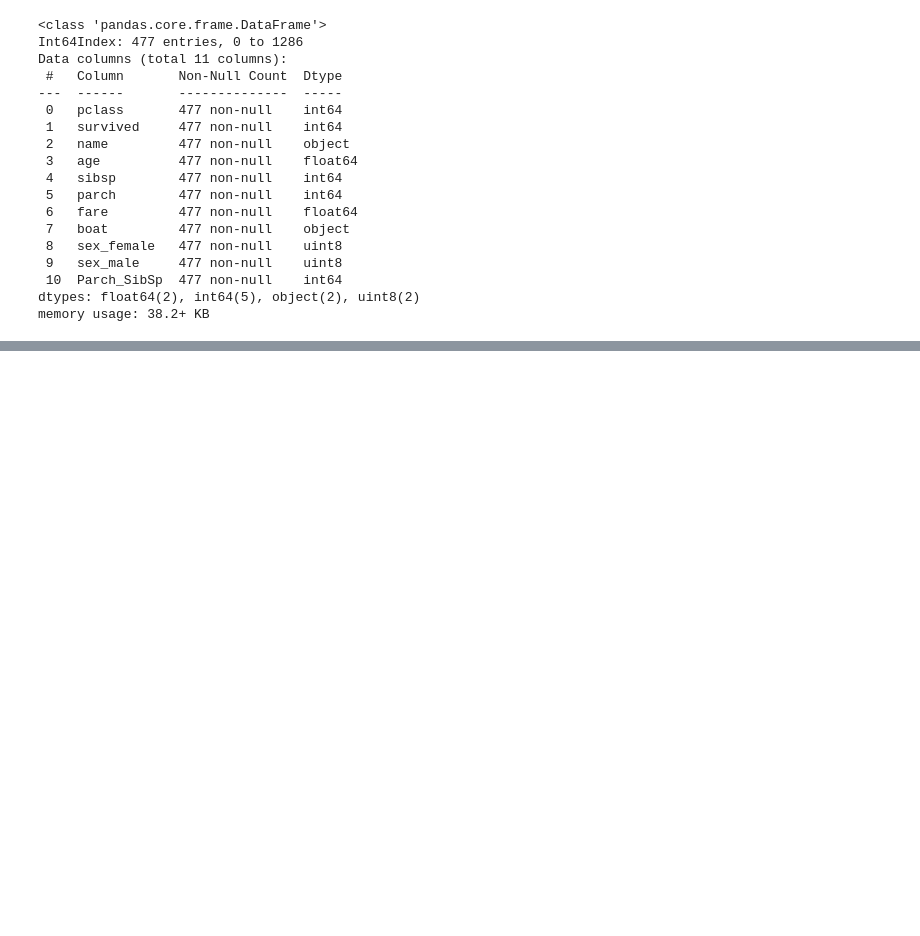
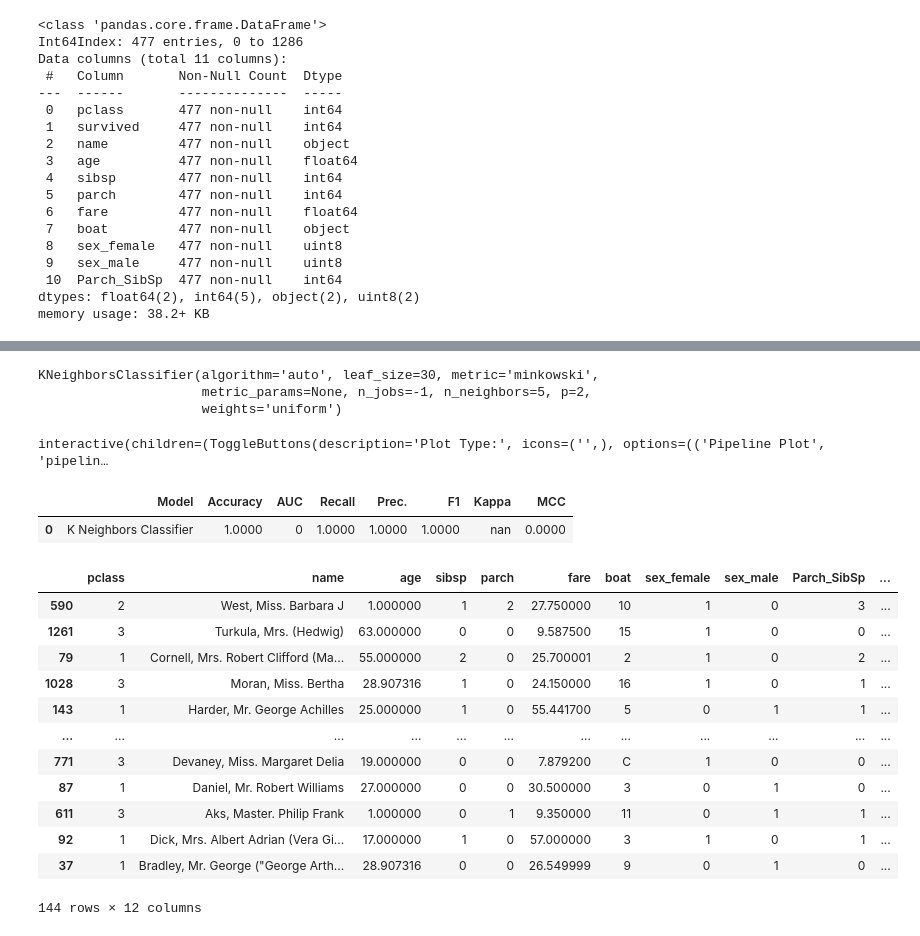
Before and after one commit to HannahCimene/TrioData_Masters, a Jupyter notebook: Files/titanic_dataset/titanic_dataset_liesa.ipynb, the cells around one changed output, grey strips where cells are left out. Cells and saved outputs as stored; diff of their text form; code cells hidden in the pictures; blank space fills up the shorter version.

```diff
--- a/Files/titanic_dataset/titanic_dataset_liesa.ipynb
+++ b/Files/titanic_dataset/titanic_dataset_liesa.ipynb
@@ -720,0 +669,2 @@ ValueError: Estimator best-model not available. Please see docstring for list of
+# %%
+best = compare_models()
@@ -720,0 +685,28 @@ ValueError: Estimator best-model not available. Please see docstring for list of
+# %%
+print(best)
+# %% [output]
+KNeighborsClassifier(algorithm='auto', leaf_size=30, metric='minkowski',
+                     metric_params=None, n_jobs=-1, n_neighbors=5, p=2,
+                     weights='uniform')
+# %%
+evaluate_model(best)
+# %% [output]
+interactive(children=(ToggleButtons(description='Plot Type:', icons=('',), options=(('Pipeline Plot', 'pipelin…
+# %%
+predict_model(best)
+# %% [output]
+|  | Model | Accuracy | AUC | Recall | Prec. | F1 | Kappa | MCC |
+| 0 | K Neighbors Classifier | 1.0000 | 0 | 1.0000 | 1.0000 | 1.0000 | nan | 0.0000 |
+|  | pclass | name | age | sibsp | parch | fare | boat | sex_female | sex_male | Parch_SibSp | ... |
+| 590 | 2 | West, Miss. Barbara J | 1.000000 | 1 | 2 | 27.750000 | 10 | 1 | 0 | 3 | ... |
+| 1261 | 3 | Turkula, Mrs. (Hedwig) | 63.000000 | 0 | 0 | 9.587500 | 15 | 1 | 0 | 0 | ... |
+| 79 | 1 | Cornell, Mrs. Robert Clifford (Ma... | 55.000000 | 2 | 0 | 25.700001 | 2 | 1 | 0 | 2 | ... |
+| 1028 | 3 | Moran, Miss. Bertha | 28.907316 | 1 | 0 | 24.150000 | 16 | 1 | 0 | 1 | ... |
+| 143 | 1 | Harder, Mr. George Achilles | 25.000000 | 1 | 0 | 55.441700 | 5 | 0 | 1 | 1 | ... |
+| ... | ... | ... | ... | ... | ... | ... | ... | ... | ... | ... | ... |
+| 771 | 3 | Devaney, Miss. Margaret Delia | 19.000000 | 0 | 0 | 7.879200 | C | 1 | 0 | 0 | ... |
+| 87 | 1 | Daniel, Mr. Robert Williams | 27.000000 | 0 | 0 | 30.500000 | 3 | 0 | 1 | 0 | ... |
+| 611 | 3 | Aks, Master. Philip Frank | 1.000000 | 0 | 1 | 9.350000 | 11 | 0 | 1 | 1 | ... |
+| 92 | 1 | Dick, Mrs. Albert Adrian (Vera Gi... | 17.000000 | 1 | 0 | 57.000000 | 3 | 1 | 0 | 1 | ... |
+| 37 | 1 | Bradley, Mr. George ("George Arth... | 28.907316 | 0 | 0 | 26.549999 | 9 | 0 | 1 | 0 | ... |
+144 rows × 12 columns
```
Also changed, not shown: parts of 18 cells of this notebook, 2 other files.
